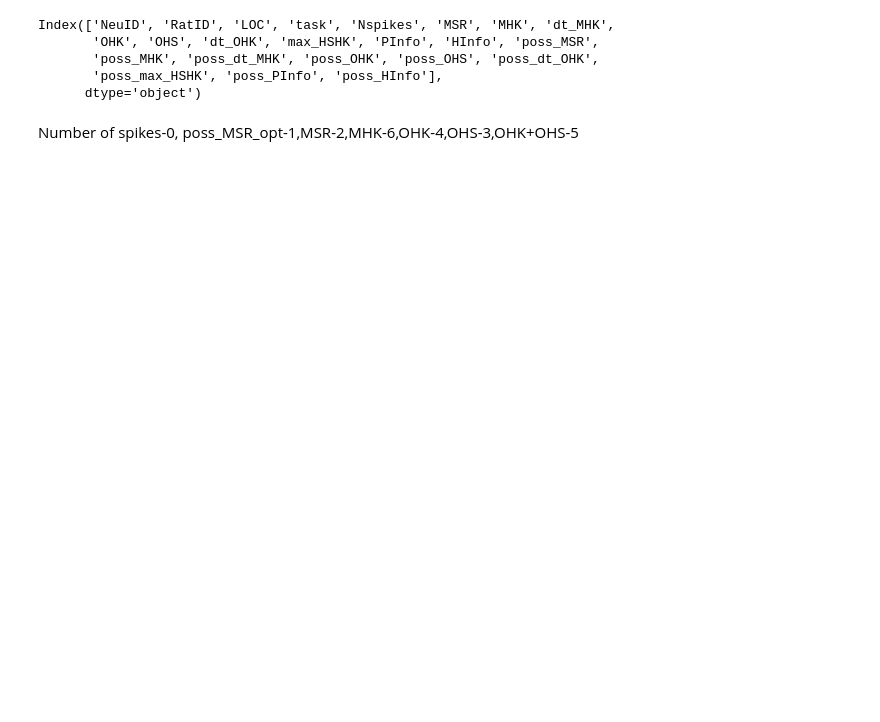
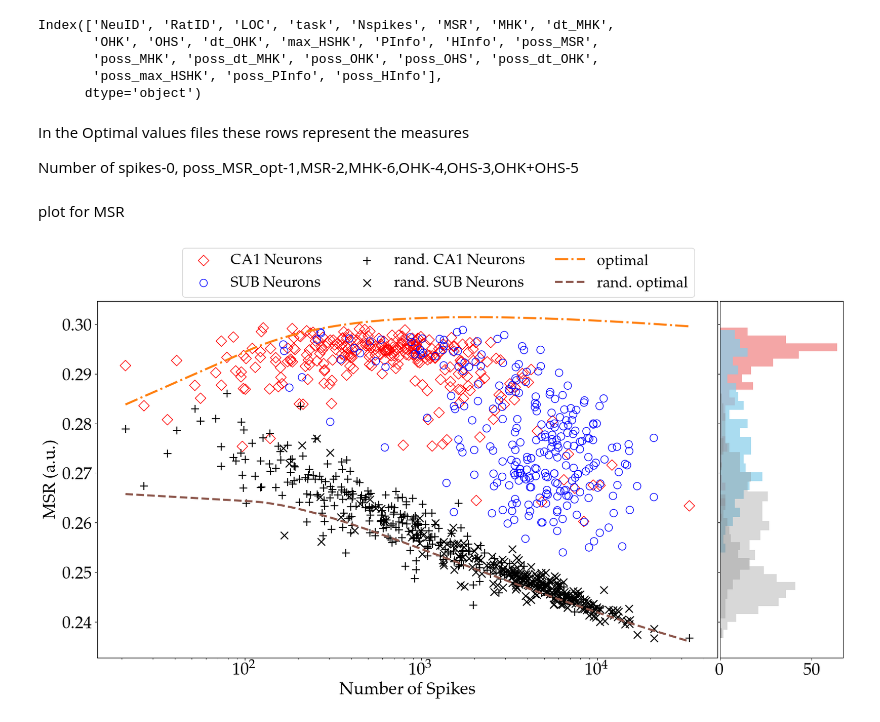
Before and after one commit to amisapta15/ResolutionRelevance, a Jupyter notebook: src/Fig_test.ipynb, the cells around one changed output. Cells and saved outputs as stored; diff of their text form; code cells hidden in the pictures; blank space fills up the shorter version.

```diff
--- a/src/Fig_test.ipynb
+++ b/src/Fig_test.ipynb
@@ -61,2 +64,58 @@ mss=120
 # %% [markdown]
+In the Optimal values files these rows represent the measures
+
+
 Number of spikes-0, poss_MSR_opt-1,MSR-2,MHK-6,OHK-4,OHS-3,OHK+OHS-5
+# %% [markdown]
+plot for MSR
+# %%
+# Create scatter plot
+fig, ax = plt.subplots(figsize=(17, 10))
+quant='MSR'
+quant_lab='MSR (a.u.)'
+figname='../figures/Fig1A.png'
+figname2='../../../../Apps/Overleaf/Project_Relevance_of_CA1_SUB/img/Fig1A.png'
+
+msr1F = interpolate.interp1d(np.log(optimal[:,0]), optimal[:,2],fill_value="extrapolate")
+msr2F = interpolate.interp1d(np.log(optimal[:,0]), optimal[:,1],fill_value="extrapolate")
+
+# Scatter plot for 'quant' data
+ax.scatter(df.query('LOC=="CA1"')['Nspikes'], df.query('LOC=="CA1"')[quant], label='CA1 Neurons', marker='D', facecolors='none',edgecolors='r',s=mss)
+ax.scatter(df.query('LOC=="SUB"')['Nspikes'], df.query('LOC=="SUB"')[quant], label='SUB Neurons', marker='o', facecolors='none',edgecolors='b',s=mss)
+# Scatter plot for 'poss_MSR' data
+ax.scatter(df.query('LOC=="CA1"')['Nspikes'], df.query('LOC=="CA1"')['poss_'+quant], label='rand. CA1 Neurons', marker='+', color='k',s=mss)
+ax.scatter(df.query('LOC=="SUB"')['Nspikes'], df.query('LOC=="SUB"')['poss_'+quant], label='rand. SUB Neurons', marker='x',color='k',s=mss)
+# #Line plot for optimal MSR
+ax.plot(df['Nspikes'].sort_values(), msr1F(np.log(np.array(df['Nspikes'].sort_values()))),'-.',color='tab:orange', linewidth=3,label='optimal')
+ax.plot(df['Nspikes'].sort_values(), msr2F(np.log(np.array(df['Nspikes'].sort_values()))),'--',color='tab:brown', linewidth=3,label='rand. optimal')
+
+# Create Marginal plot on the right-hand side
+divider = make_axes_locatable(ax)
+# Plot histogram on the right (for both sets of data)
+ax_histy = divider.append_axes("right", 2.5, pad=0.05, sharey=ax)  # Adjusted pad value
+# Remove y-axis label on the Marginal plot
+ax_histy.tick_params(axis="y", labelleft=False)
+
+# Plot histogram for 'quant' data
+bins = 25
+ax_histy.hist(df.query('LOC=="CA1"')[quant], bins=bins, orientation='horizontal', color='lightcoral', edgecolor='none', alpha=0.7, label='CA1 Neurons')
+ax_histy.hist(df.query('LOC=="SUB"')[quant], bins=bins, orientation='horizontal', color='skyblue', edgecolor='none', alpha=0.7, label='SUB Neurons')
+
+# Plot histogram for 'poss_quant' data
+ax_histy.hist(df.query('LOC=="CA1"')['poss_'+quant], bins=bins, orientation='horizontal', color='grey', edgecolor='none', alpha=0.3, label='Rnad CA1 Neurons')
+ax_histy.hist(df.query('LOC=="SUB"')['poss_'+quant], bins=bins, orientation='horizontal', color='grey', edgecolor='none', alpha=0.3, label='Rnad SUB Neurons')
+
+
+# Set labels and title for the main scatter plot
+ax.set_xlabel('Number of Spikes',fontsize=25)
+ax.set_ylabel(quant_lab,fontsize=25)  # Adjusted Y-axis label
+ax.set_xscale('log');
+
+# Add legend to the scatter plot outside, on the top, with horizontal layout and single column
+ax.legend(loc='upper center', bbox_to_anchor=(0.55, 1.17), ncol=3,fontsize=22)
+
+plt.tight_layout()
+# plt.savefig(figname,dpi=300)
+# plt.savefig(figname2,dpi=300)
+# %% [output]
+[figure, added]
```
Also changed, not shown: parts of 8 cells of this notebook, 1 other file.
